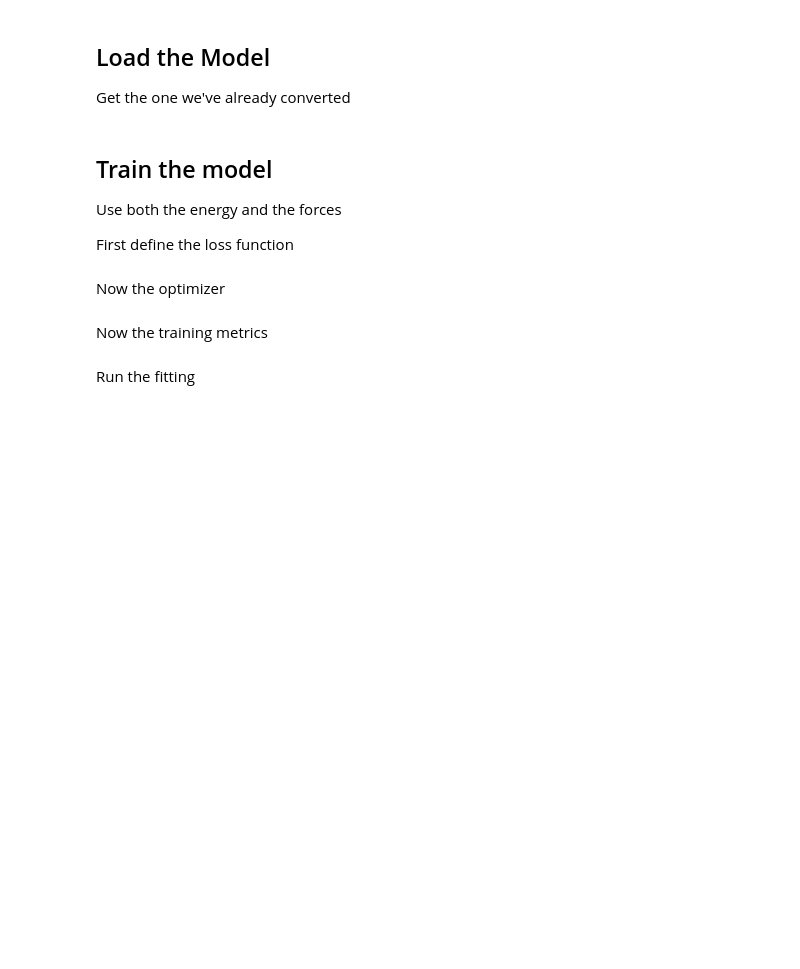
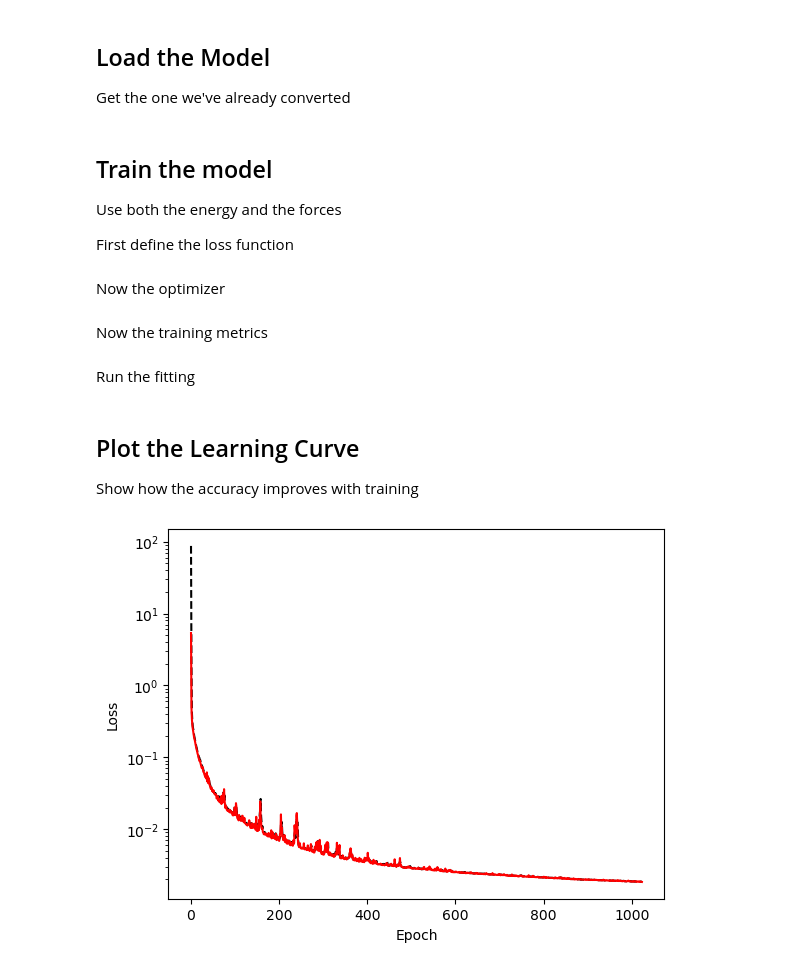
Before and after one commit to exalearn/fast-finetuned-forcefields, a Jupyter notebook: notebooks/psi4-integration/1_train-with-spk.ipynb, the cells around one changed output. Cells and saved outputs as stored; diff of their text form; code cells hidden in the pictures; blank space fills up the shorter version.

```diff
--- a/notebooks/psi4-integration/1_train-with-spk.ipynb
+++ b/notebooks/psi4-integration/1_train-with-spk.ipynb
@@ -98,0 +112,16 @@ trainer.train(device='cuda', n_epochs=128)
+# %% [markdown]
+## Plot the Learning Curve
+Show how the accuracy improves with training
+# %%
+train_log = pd.read_csv('test/log.csv')
+# %%
+fig, ax = plt.subplots()
+
+ax.plot(train_log['Train loss'], 'k--', label='Train')
+ax.plot(train_log['Validation loss'], 'r-', label='Validation')
+
+ax.set_xlabel('Epoch')
+ax.set_ylabel('Loss')
+ax.set_yscale('log')
+# %% [output]
+[figure, added]
```
Also changed, not shown: parts of 8 cells of this notebook, 2 other files.
